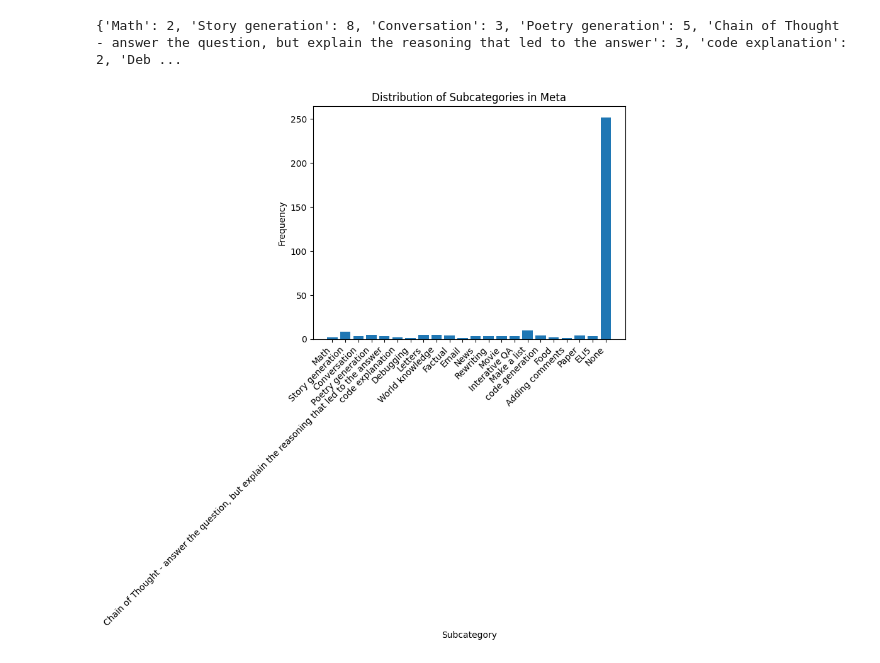
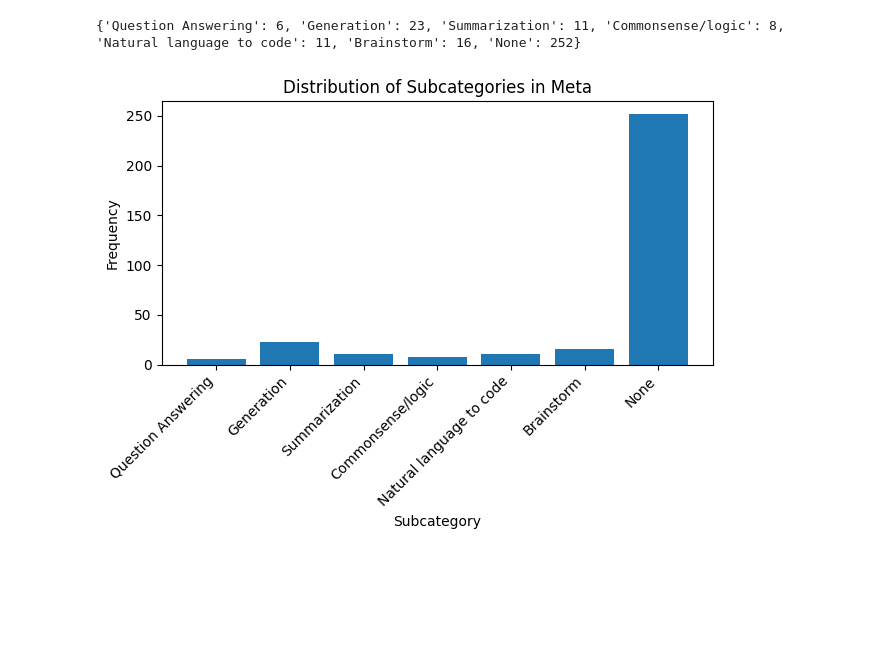
Before and after one commit to deep-diver/llamaduo, a Jupyter notebook: notebooks/Analyze_category_distribution.ipynb, the cells around one changed output. Saved outputs shown, nothing was run; the diff lists cells and outputs as text; code cells hidden in the pictures; blank space fills up the shorter version.

Commit message:
switch subcat to cat

```diff
--- a/notebooks/Analyze_category_distribution.ipynb
+++ b/notebooks/Analyze_category_distribution.ipynb
@@ -10,30 +12,30 @@ test_ds = ds['test']
 # %%
 from collections import Counter
 
-subcategories = {}
+categories = {}
 for item in test_ds:
-    subcategory = item['meta']['subcategory']
+    subcategory = item['meta']['category']
     if subcategory is None:
         subcategory = 'None'
 
-    if subcategory not in subcategories:
-        subcategories[subcategory] = 1
+    if subcategory not in categories:
+        categories[subcategory] = 1
     else:
-        subcategories[subcategory] = subcategories[subcategory] + 1
+        categories[subcategory] = categories[subcategory] + 1
 
-print(subcategories)
+print(categories)
 # %% [output]
-{'Math': 2, 'Story generation': 8, 'Conversation': 3, 'Poetry generation': 5, 'Chain of Thought - answer the question, but explain the reasoning that led to the answer': 3, 'code explanation': 2, 'Deb ...
+{'Question Answering': 6, 'Generation': 23, 'Summarization': 11, 'Commonsense/logic': 8, 'Natural language to code': 11, 'Brainstorm': 16, 'None': 252}
 # %%
 import matplotlib.pyplot as plt
 
-plt.bar(subcategories.keys(), subcategories.values())
+plt.bar(categories.keys(), categories.values())
 plt.xlabel('Subcategory')
 plt.ylabel('Frequency')
 plt.title('Distribution of Subcategories in Meta')
 
 plt.xticks(rotation=45, ha='right')  # Add this line
 plt.tight_layout()
 plt.show()
 # %% [output]
-[figure, old version]
+[figure, new version]
```
Also changed, not shown: parts of 1 cell of this notebook.
